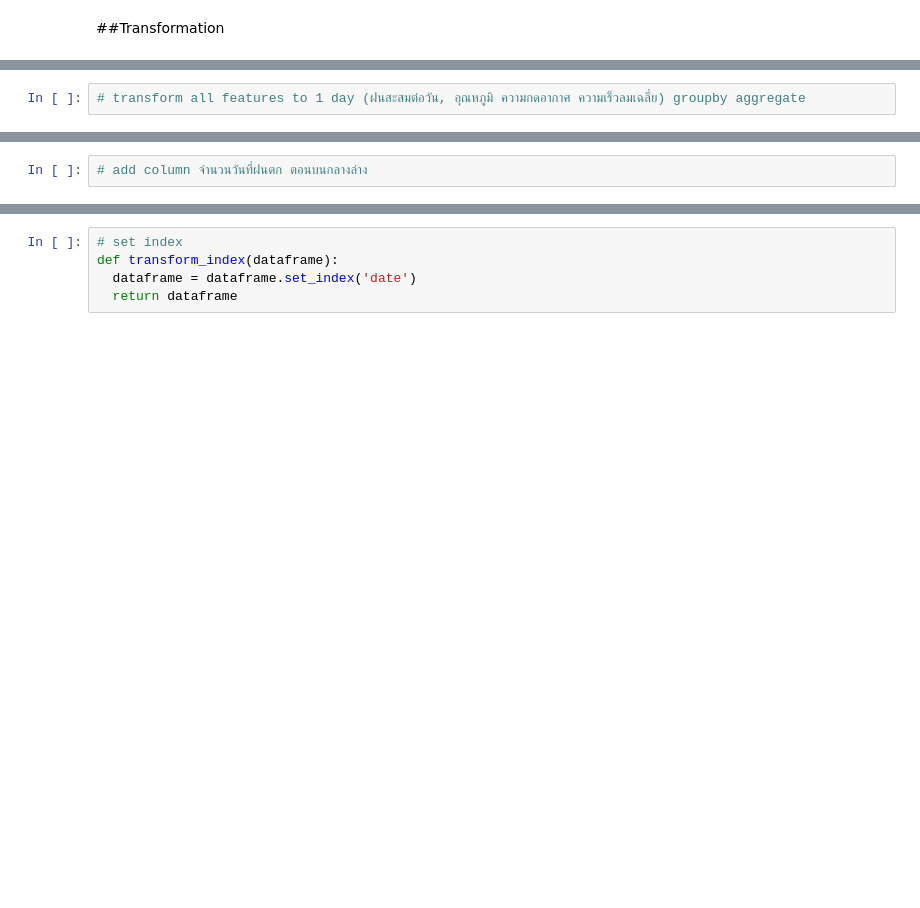
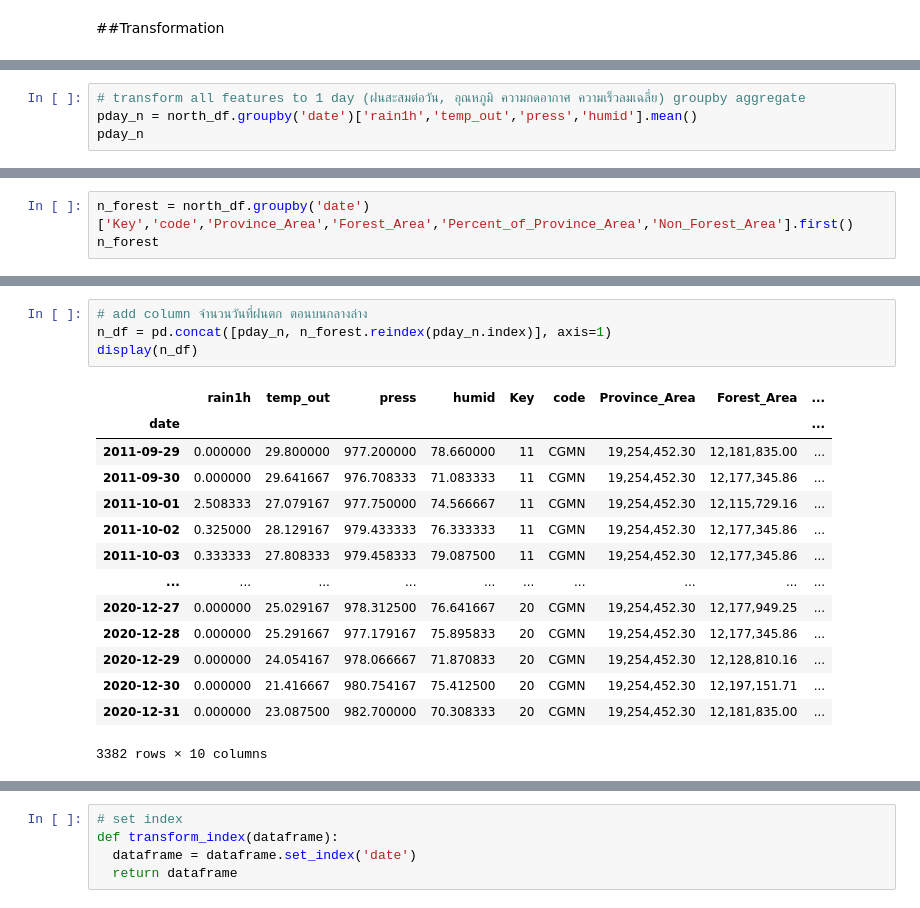
Before and after one commit to punnarat-w/Yomriver_analysis, a Jupyter notebook: ForecastingModel.ipynb, the cells around one changed output, grey strips where cells are left out. Saved outputs shown, nothing was run; the diff lists cells and outputs as text; blank space fills up the shorter version.

```diff
--- a/ForecastingModel.ipynb
+++ b/ForecastingModel.ipynb
@@ -617,2 +913,4 @@ def change_todate(df):
 # %%
 # transform all features to 1 day (ฝนสะสมต่อวัน, อุณหภูมิ ความกดอากาศ ความเร็วลมเฉลี่ย) groupby aggregate
+pday_n = north_df.groupby('date')['rain1h','temp_out','press','humid'].mean()
+pday_n
@@ -618,0 +932,3 @@ def change_todate(df):
+# %%
+n_forest = north_df.groupby('date')['Key','code','Province_Area','Forest_Area','Percent_of_Province_Area','Non_Forest_Area'].first()
+n_forest
@@ -619,2 +1026,19 @@ def change_todate(df):
 # %%
 # add column จำนวนวันที่ฝนตก ตอนบนกลางล่าง
+n_df = pd.concat([pday_n, n_forest.reindex(pday_n.index)], axis=1)
+display(n_df)
+# %% [output]
+|  | rain1h | temp_out | press | humid | Key | code | Province_Area | Forest_Area | ... |
+| date |  |  |  |  |  |  |  |  | ... |
+| 2011-09-29 | 0.000000 | 29.800000 | 977.200000 | 78.660000 | 11 | CGMN | 19,254,452.30 | 12,181,835.00 | ... |
+| 2011-09-30 | 0.000000 | 29.641667 | 976.708333 | 71.083333 | 11 | CGMN | 19,254,452.30 | 12,177,345.86 | ... |
+| 2011-10-01 | 2.508333 | 27.079167 | 977.750000 | 74.566667 | 11 | CGMN | 19,254,452.30 | 12,115,729.16 | ... |
+| 2011-10-02 | 0.325000 | 28.129167 | 979.433333 | 76.333333 | 11 | CGMN | 19,254,452.30 | 12,177,345.86 | ... |
+| 2011-10-03 | 0.333333 | 27.808333 | 979.458333 | 79.087500 | 11 | CGMN | 19,254,452.30 | 12,177,345.86 | ... |
+| ... | ... | ... | ... | ... | ... | ... | ... | ... | ... |
+| 2020-12-27 | 0.000000 | 25.029167 | 978.312500 | 76.641667 | 20 | CGMN | 19,254,452.30 | 12,177,949.25 | ... |
+| 2020-12-28 | 0.000000 | 25.291667 | 977.179167 | 75.895833 | 20 | CGMN | 19,254,452.30 | 12,177,345.86 | ... |
+| 2020-12-29 | 0.000000 | 24.054167 | 978.066667 | 71.870833 | 20 | CGMN | 19,254,452.30 | 12,128,810.16 | ... |
+| 2020-12-30 | 0.000000 | 21.416667 | 980.754167 | 75.412500 | 20 | CGMN | 19,254,452.30 | 12,197,151.71 | ... |
+| 2020-12-31 | 0.000000 | 23.087500 | 982.700000 | 70.308333 | 20 | CGMN | 19,254,452.30 | 12,181,835.00 | ... |
+3382 rows × 10 columns
```
Also changed, not shown: parts of 48 cells of this notebook.
